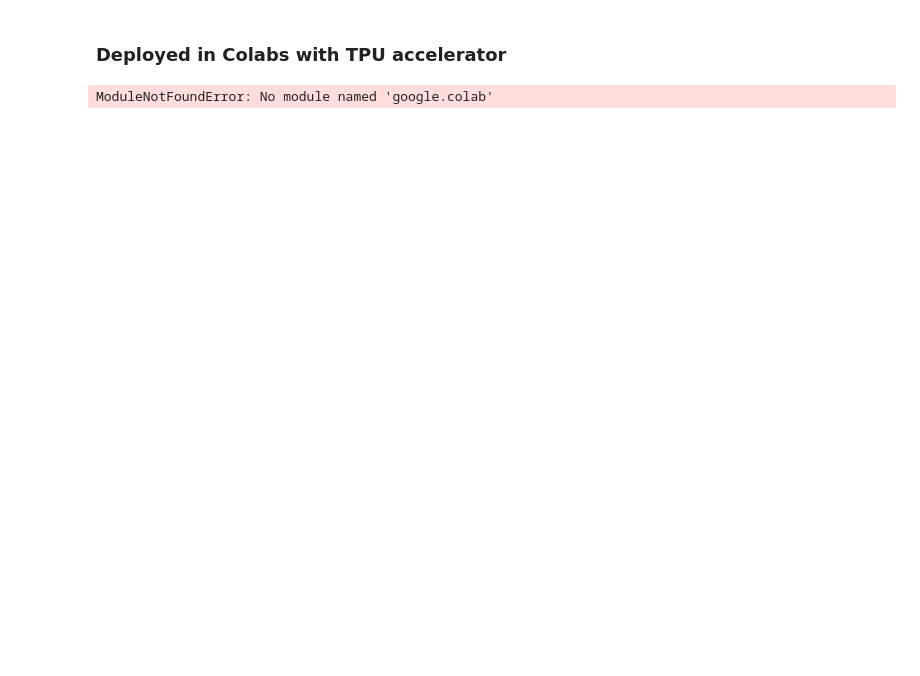
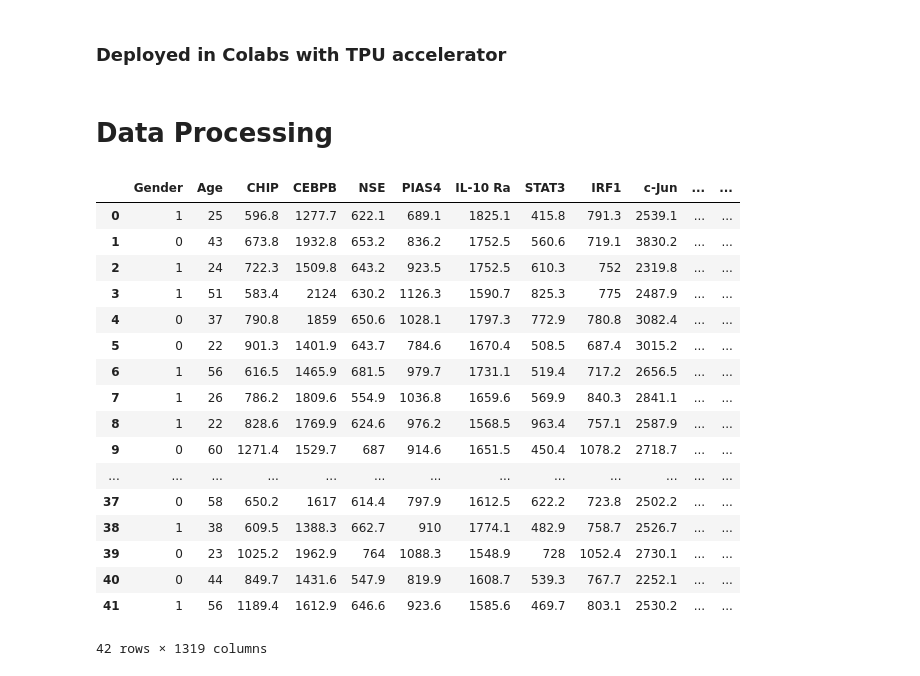
Before and after one commit to Norange01/ML_App_Repro, a Jupyter notebook: CFS2/Preliminary_NN_screening .ipynb, the cells around one changed output. Drawn from its saved outputs; the diff is of its cells as text; code cells hidden in the pictures; blank space fills up the shorter version.

Commit message:
Added data formatters

```diff
--- a/CFS2/Preliminary_NN_screening .ipynb
+++ b/CFS2/Preliminary_NN_screening .ipynb
@@ -1,14 +1,5 @@
 # %% [markdown]
 ### Deployed in Colabs with TPU accelerator
-# %%
-# Connect to GDrive
-
-import gc
-import pickle
-from google.colab import drive
-drive.mount('/content/drive', force_remount=True)
-# %% [output]
-ModuleNotFoundError: No module named 'google.colab'
 # %%
 # import the necessary libraries to execute this code
 import numpy as np
@@ -27,0 +19,39 @@ from scikeras.wrappers import KerasClassifier, KerasRegressor
+# %% [markdown]
+# Data Processing
+# %%
+import pandas as pd
+import numpy as np
+df=pd.read_excel('/kaggle/input/cfs-plasma-proteins/Plasma_for_CFS.xlsx')
+inputDf=df.iloc[55:112,2:1348]
+
+titles=np.concatenate((df.iloc[54,2:31],df.iloc[45,31:1348]),axis=None)
+inputDf.columns=titles
+
+inputDf=inputDf[inputDf['SampleType']=="Sample"]
+inputDf.index=range(0,len(inputDf.index)) # update row numbers
+
+yArr=(inputDf["SampleGroup"]=="Patient").astype(int) # patient is 1, control is 0
+
+xArr=pd.concat([(inputDf["Gender"]=="F").astype(int),inputDf["Age"],inputDf.iloc[0:57,29:1346]], axis=1)
+featureTitles=xArr.columns
+
+display(xArr)
+# %% [output]
+|  | Gender | Age | CHIP | CEBPB | NSE | PIAS4 | IL-10 Ra | STAT3 | IRF1 | c-Jun | ... | ... |
+| 0 | 1 | 25 | 596.8 | 1277.7 | 622.1 | 689.1 | 1825.1 | 415.8 | 791.3 | 2539.1 | ... | ... |
+| 1 | 0 | 43 | 673.8 | 1932.8 | 653.2 | 836.2 | 1752.5 | 560.6 | 719.1 | 3830.2 | ... | ... |
+| 2 | 1 | 24 | 722.3 | 1509.8 | 643.2 | 923.5 | 1752.5 | 610.3 | 752 | 2319.8 | ... | ... |
+| 3 | 1 | 51 | 583.4 | 2124 | 630.2 | 1126.3 | 1590.7 | 825.3 | 775 | 2487.9 | ... | ... |
+| 4 | 0 | 37 | 790.8 | 1859 | 650.6 | 1028.1 | 1797.3 | 772.9 | 780.8 | 3082.4 | ... | ... |
+| 5 | 0 | 22 | 901.3 | 1401.9 | 643.7 | 784.6 | 1670.4 | 508.5 | 687.4 | 3015.2 | ... | ... |
+| 6 | 1 | 56 | 616.5 | 1465.9 | 681.5 | 979.7 | 1731.1 | 519.4 | 717.2 | 2656.5 | ... | ... |
+| 7 | 1 | 26 | 786.2 | 1809.6 | 554.9 | 1036.8 | 1659.6 | 569.9 | 840.3 | 2841.1 | ... | ... |
+| 8 | 1 | 22 | 828.6 | 1769.9 | 624.6 | 976.2 | 1568.5 | 963.4 | 757.1 | 2587.9 | ... | ... |
+| 9 | 0 | 60 | 1271.4 | 1529.7 | 687 | 914.6 | 1651.5 | 450.4 | 1078.2 | 2718.7 | ... | ... |
+| ... | ... | ... | ... | ... | ... | ... | ... | ... | ... | ... | ... | ... |
+| 37 | 0 | 58 | 650.2 | 1617 | 614.4 | 797.9 | 1612.5 | 622.2 | 723.8 | 2502.2 | ... | ... |
+| 38 | 1 | 38 | 609.5 | 1388.3 | 662.7 | 910 | 1774.1 | 482.9 | 758.7 | 2526.7 | ... | ... |
+| 39 | 0 | 23 | 1025.2 | 1962.9 | 764 | 1088.3 | 1548.9 | 728 | 1052.4 | 2730.1 | ... | ... |
+| 40 | 0 | 44 | 849.7 | 1431.6 | 547.9 | 819.9 | 1608.7 | 539.3 | 767.7 | 2252.1 | ... | ... |
+| 41 | 1 | 56 | 1189.4 | 1612.9 | 646.6 | 923.6 | 1585.6 | 469.7 | 803.1 | 2530.2 | ... | ... |
+42 rows × 1319 columns
```
Also changed, not shown: parts of 8 cells of this notebook.
